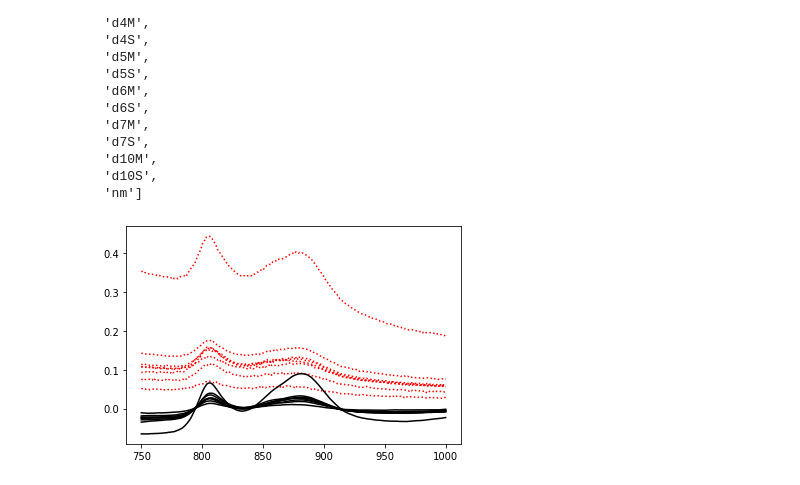
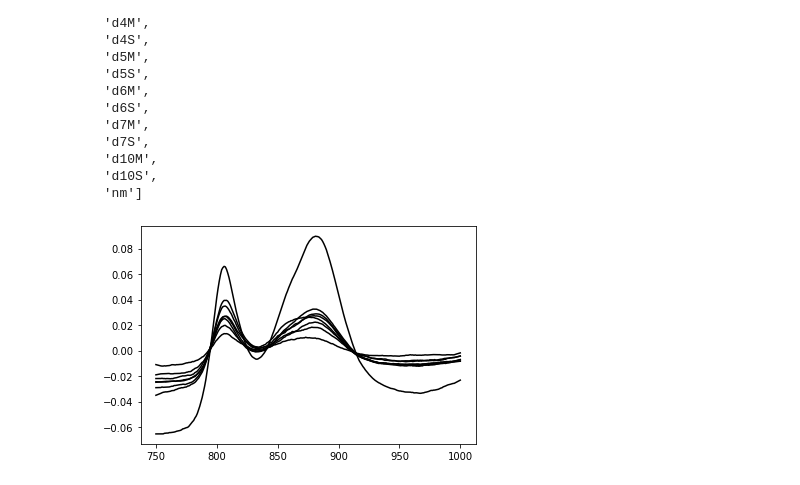
Before and after one commit to adbioc/Specroscopy, a Jupyter notebook: spectra_smooth.ipynb, the cells around one changed output. Saved outputs shown, nothing was run; the diff lists cells and outputs as text; code cells hidden in the pictures.

```diff
--- a/spectra_smooth.ipynb
+++ b/spectra_smooth.ipynb
@@ -104,26 +104,26 @@ LL=L[1:16:2]
 # %%
 
 for i in LL:
   spec = schl[i]
-  plt.plot(lam,spec,'r:')
+  #plt.plot(lam,spec,'r:')
   btc={}
   btcd={}
   btcd = {
     'lam' : lam,
     'inten' : spec,
   }
 
 # creating a Dataframe object
   btc = pd.DataFrame(btcd)
 
 # btc
 #smoothed_2dg = savgol_filter(btc, window_length = 5, polyorder = 2)
 # # smoothed_2dg
 
   smoothed_1dg = savgol_filter(btc['inten'], window_length = 9, polyorder = 1)
 # # smoothed_1dg
   ys=signal.detrend(smoothed_1dg)
   plt.plot(lam,ys,'k-')
 plt.show()
 # %% [output]
-[figure, old version]
+[figure, new version]
```
Also changed, not shown: parts of 17 cells of this notebook.
